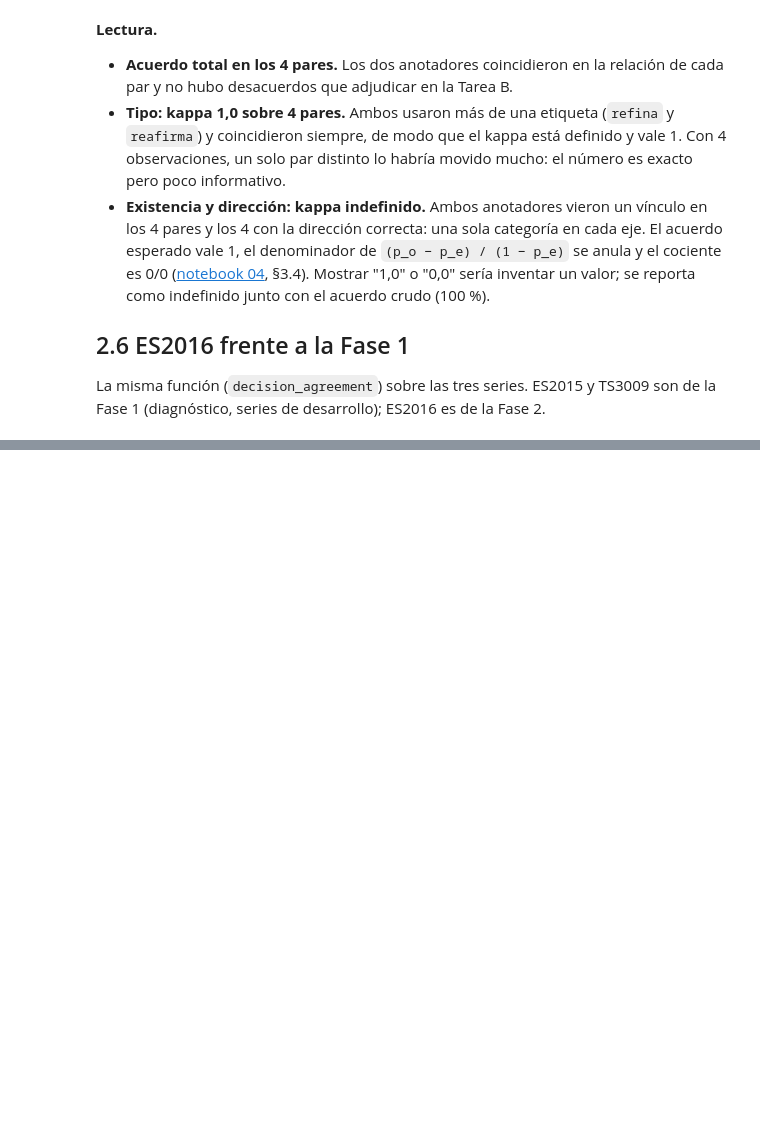
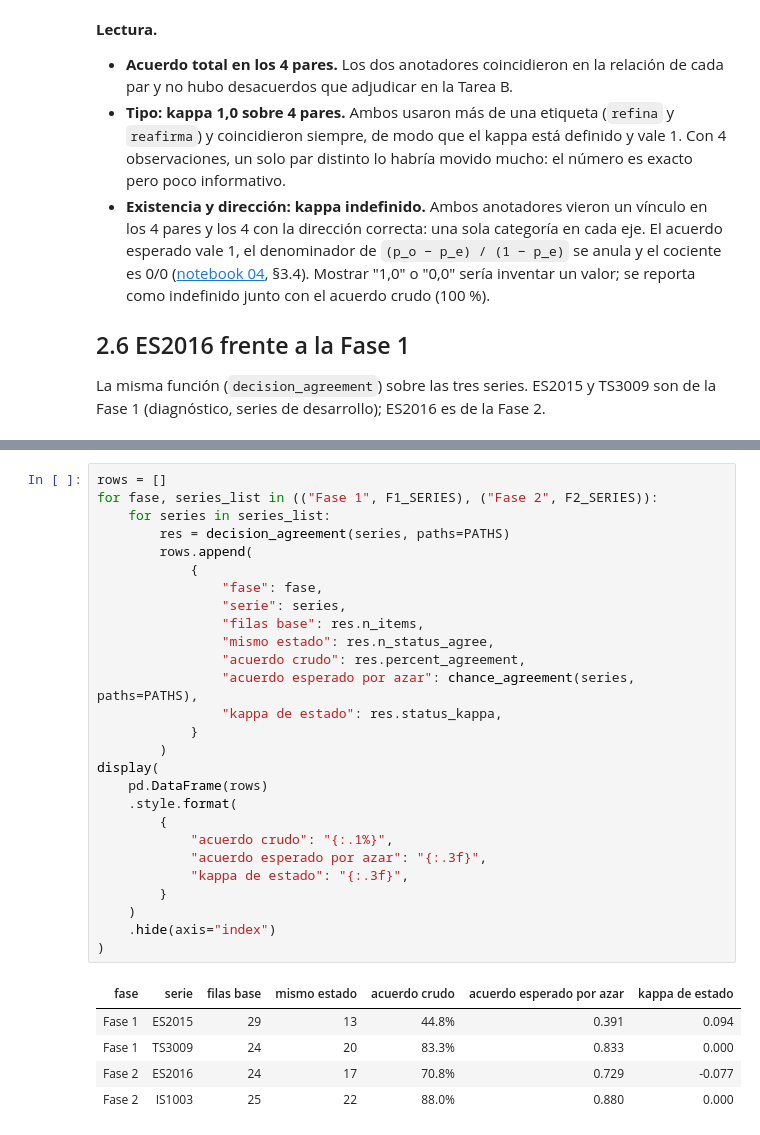
Before and after one commit to jasonssdev/mcd-afg, a Jupyter notebook: notebooks/18-jss-anotacion-f2-adjudicacion.ipynb, the cells around one changed output, grey strips where cells are left out. Drawn from its saved outputs; the diff is of its cells as text; blank space fills up the shorter version.

```diff
--- a/notebooks/18-jss-anotacion-f2-adjudicacion.ipynb
+++ b/notebooks/18-jss-anotacion-f2-adjudicacion.ipynb
@@ -588,0 +888,33 @@ cerrar una serie es: (1) añadirla a `F2_SERIES` en la primera celda, (2) copiar
+# %%
+rows = []
+for fase, series_list in (("Fase 1", F1_SERIES), ("Fase 2", F2_SERIES)):
+    for series in series_list:
+        res = decision_agreement(series, paths=PATHS)
+        rows.append(
+            {
+                "fase": fase,
+                "serie": series,
+                "filas base": res.n_items,
+                "mismo estado": res.n_status_agree,
+                "acuerdo crudo": res.percent_agreement,
+                "acuerdo esperado por azar": chance_agreement(series, paths=PATHS),
+                "kappa de estado": res.status_kappa,
+            }
+        )
+display(
+    pd.DataFrame(rows)
+    .style.format(
+        {
+            "acuerdo crudo": "{:.1%}",
+            "acuerdo esperado por azar": "{:.3f}",
+            "kappa de estado": "{:.3f}",
+        }
+    )
+    .hide(axis="index")
+)
+# %% [output]
+| fase | serie | filas base | mismo estado | acuerdo crudo | acuerdo esperado por azar | kappa de estado |
+| Fase 1 | ES2015 | 29 | 13 | 44.8% | 0.391 | 0.094 |
+| Fase 1 | TS3009 | 24 | 20 | 83.3% | 0.833 | 0.000 |
+| Fase 2 | ES2016 | 24 | 17 | 70.8% | 0.729 | -0.077 |
+| Fase 2 | IS1003 | 25 | 22 | 88.0% | 0.880 | 0.000 |
```
Also changed, not shown: parts of 27 cells of this notebook.
